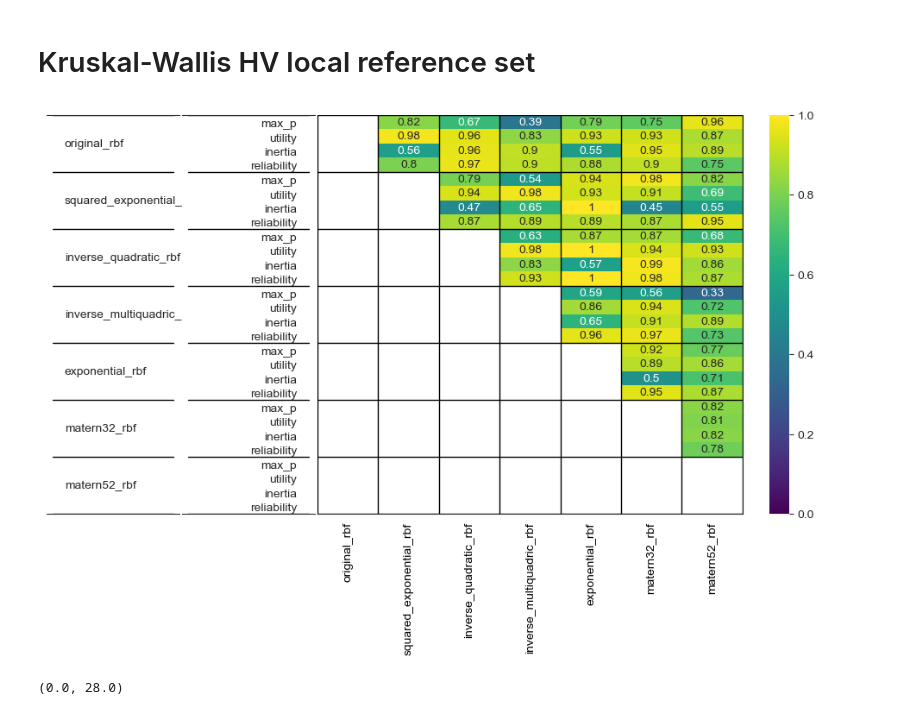
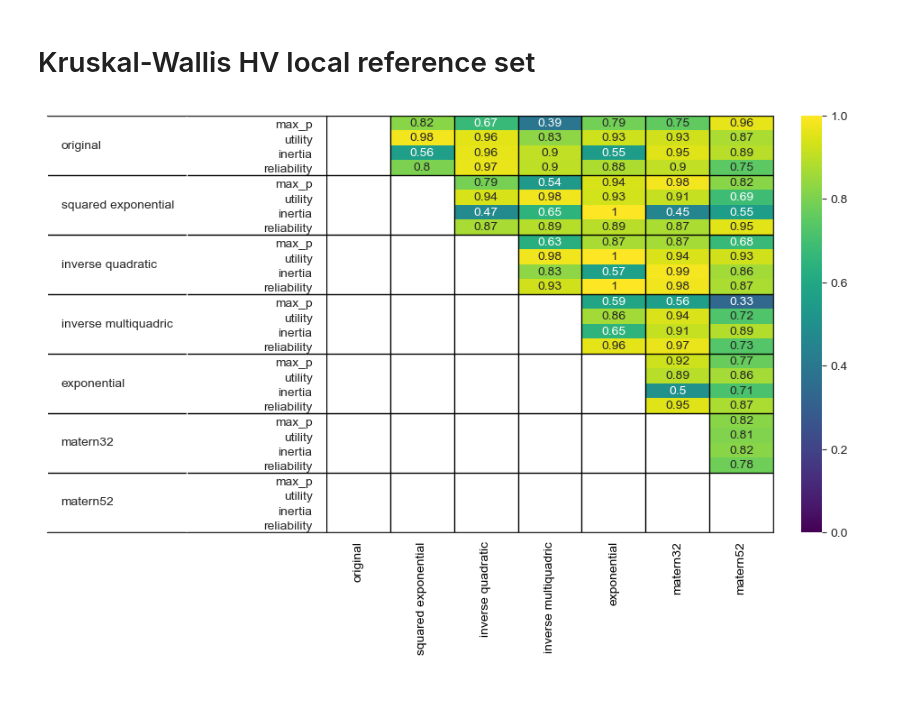
Before and after one commit to JazminZatarain/MUSEH2O, a Jupyter notebook: lake_problem/notebooks/13. Kruskal-Wallis.ipynb, the cells around one changed output. Drawn from its saved outputs; the diff is of its cells as text; code cells hidden in the pictures.

```diff
--- a/lake_problem/notebooks/13. Kruskal-Wallis.ipynb
+++ b/lake_problem/notebooks/13. Kruskal-Wallis.ipynb
@@ -38,23 +38,27 @@ rbfs = [
 # %% [markdown]
 # Kruskal-Wallis HV local reference set
 # %%
+rbf_names = [rbf.__name__ for rbf in rbfs]
+rbf_names_cleaned = [' '.join(rbf.split('_')[0:-1]) for rbf in rbf_names]
+
 refsets = {}
-for entry in rbfs:
-    rbf = entry.__name__
+for rbf, name in zip(rbf_names, rbf_names_cleaned):
     df_hv_data = pd.read_csv(f"refsets/{rbf}_refset.csv")
-    refsets[rbf] = df_hv_data
-# df_hv = pd.DataFrame.from_dict(hvdata, orient="index")
-# hvdata
+    refsets[name] = df_hv_data
 # %%
-objectives = refsets['original_rbf'].columns.values.tolist()
+objectives = refsets['original'].columns.values.tolist()
 # %%
 import itertools
 import collections
 
-combinations = itertools.combinations([rbf.__name__ for rbf in rbfs], 2)
 
-results = pd.DataFrame(index=index, columns=[rbf.__name__ for rbf in rbfs])
+combinations = itertools.combinations(rbf_names_cleaned, 2)
+
+index = pd.MultiIndex.from_product([rbf_names_cleaned, objectives])
+
+results = pd.DataFrame(index=index, columns=rbf_names_cleaned)
 for rbf_i, rbf_j in combinations:
+
     teststatistics = {}
     for obj in objectives:
         data_i_obj = refsets[rbf_i][obj]
@@ -68,8 +72,11 @@ results= results.fillna(0)
 import matplotlib as mpl
 
 gs = mpl.gridspec.GridSpec(
-    1, 3, wspace=0.01, hspace=0.01, width_ratios=[1, 1, 4]
+    1, 3, wspace=0, hspace=0, width_ratios=[1, 1, 4]
 )
+
+n_obj = len(objectives)
+# 7 is n_rbfs
 
 sns.set_style('white')
 
@@ -80,50 +87,45 @@ ax2 =  fig.add_subplot(gs[0, 1])
 ax3 =  fig.add_subplot(gs[0, 2])
 
 ax1.set_ylim(ymin=0, ymax=28)
+ax1.set_xlim(xmin=0, xmax=1)
+
 ax2.set_ylim(ymin=0, ymax=28)
+ax2.set_xlim(xmin=0, xmax=1)
 
 for ax in [ax1, ax2]:
     for spine in ['left', 'right']:
         ax.spines[spine].set_color("white")
     ax.set_xticks([])
     ax.set_yticks([])
 
 
 # y labels rbfs
-for i, rbf in enumerate([rbf.__name__ for rbf in rbfs[::-1]]):
-    ax1.text(0.1, (i*4)+2, rbf, va='center')
+for i, rbf in enumerate(rbf_names_cleaned[::-1]):
+    ax1.text(0.1, (i*n_obj)+n_obj/2, rbf, va='center')
 
     # y labels outcomes
     for j, obj in enumerate(objectives[::-1]):
-        ax2.text(0.9, (i*4)+(j), obj, va='bottom', ha='right')
+        ax2.text(0.9, (i*n_obj)+(j), obj, va='bottom', ha='right')
 
 
 sns.heatmap(results, annot=True, cmap='viridis', ax=ax3, mask=(results==0), vmin=0)
 
-for i in range(0, 4*(len(rbfs)+1), 4):
+for i in range(0, n_obj*(len(rbfs)+1), n_obj):
     ax3.plot([0, 7], [i, i], lw=1, color="black")
     ax1.plot([0, 1], [i, i], lw=1, color="black")
     ax2.plot([0, 1], [i, i], lw=1, color="black")
 
 for i in range(0, (len(rbfs)+1)):
-
-
-    ax3.plot([i, i], [0, 28], lw=1, color="black")
+    ax3.plot([i, i], [0, n_obj*7], lw=1, color="black")
 
 ax3.tick_params(axis='x', colors='black')
 
 ax3.spines['bottom'].set_visible(True)
 ax3.spines['right'].set_visible(True)
 ax3.set_yticks([])
 ax3.set_ylabel('')
 
 
-
-
 plt.show()
 # %% [output]
-[figure, old version]
+[figure, new version]
-# %%
-ax1.get_ylim()
-# %% [output]
-(0.0, 28.0)
```
Also changed, not shown: parts of 1 cell of this notebook, 2 other files.
